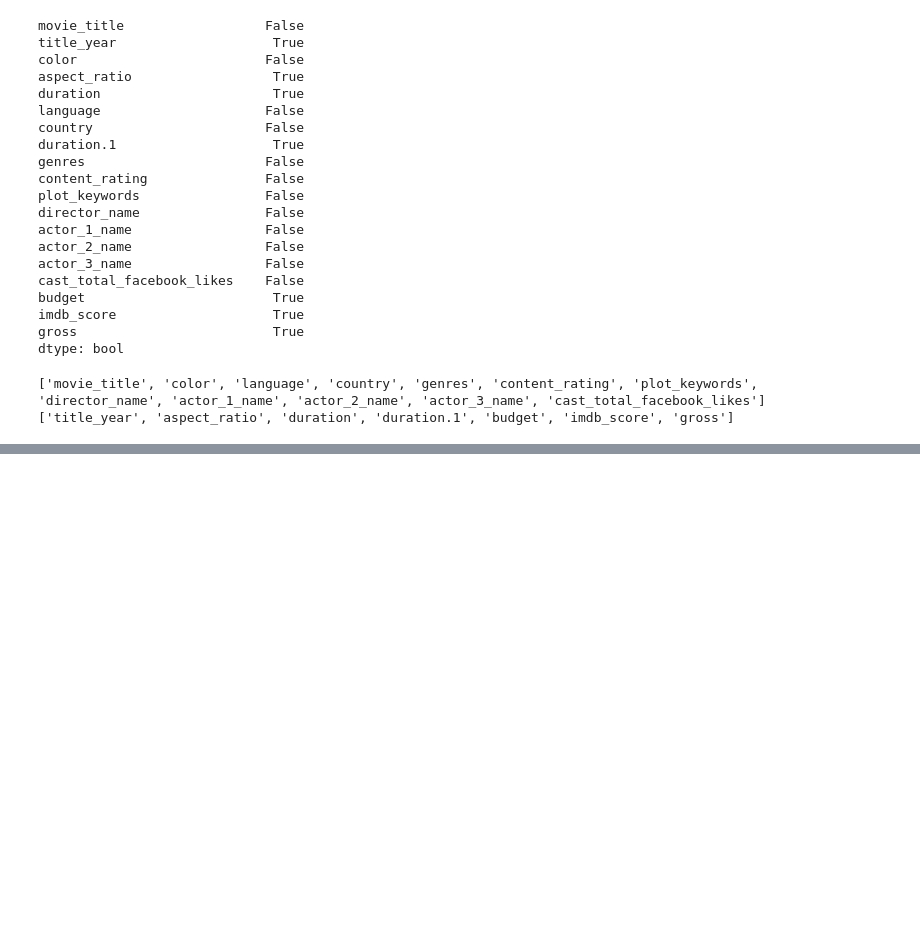
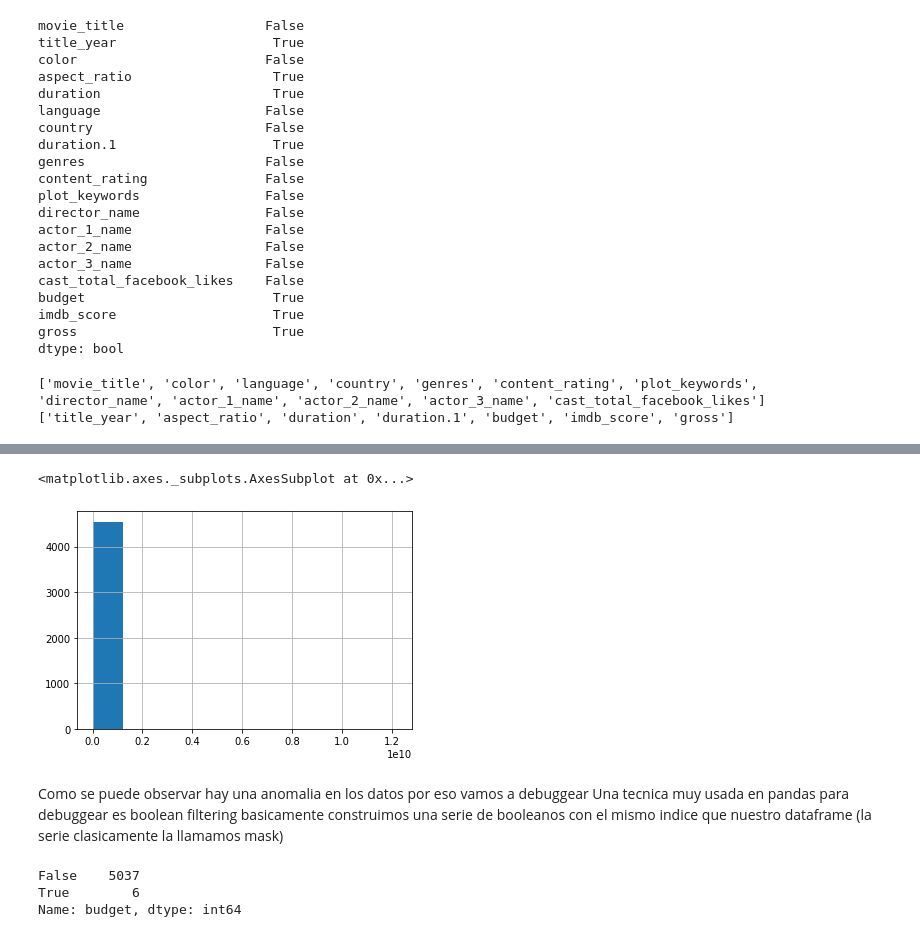
Before and after one commit to Rojas-Andres/Aprendizaje-automatico, a Jupyter notebook: Preparacion_de_Datos.ipynb, the cells around one changed output, grey strips where cells are left out. Drawn from its saved outputs; the diff is of its cells as text; code cells hidden in the pictures; blank space fills up the shorter version.

Commit message:
Join con distintos dataframe y limpieza de datos

```diff
--- a/Preparacion_de_Datos.ipynb
+++ b/Preparacion_de_Datos.ipynb
@@ -199,0 +260,14 @@ print(colum_numeric)
+# %%
+movies_numeric['budget'].hist() #Presupuesto de las peliculas
+# %% [output]
+<matplotlib.axes._subplots.AxesSubplot at 0x...>
+[figure, added]
+# %% [markdown]
+Como se puede observar hay una anomalia en los datos por eso vamos a debuggear Una tecnica muy usada en pandas para debuggear  es boolean filtering basicamente construimos una serie de booleanos con el mismo indice  que nuestro dataframe (la serie clasicamente la llamamos mask)
+# %%
+#cuales peliculas son mayores a un millon y que me muestre las que si y las que no
+(movies_numeric['budget'] > 1e9).value_counts()
+# %% [output]
+False    5037
+True        6
+Name: budget, dtype: int64
```
Also changed, not shown: parts of 18 cells of this notebook, 1 other file.
